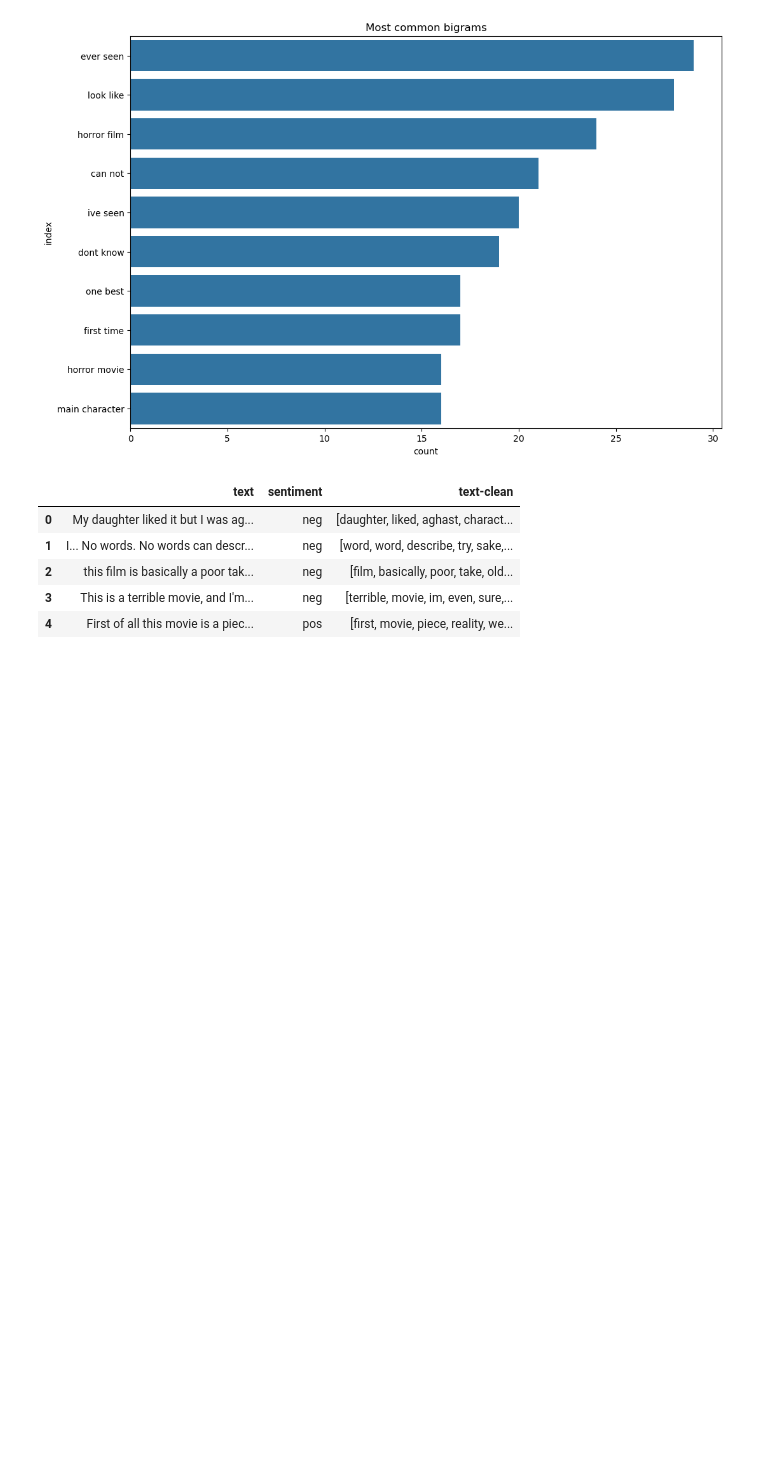
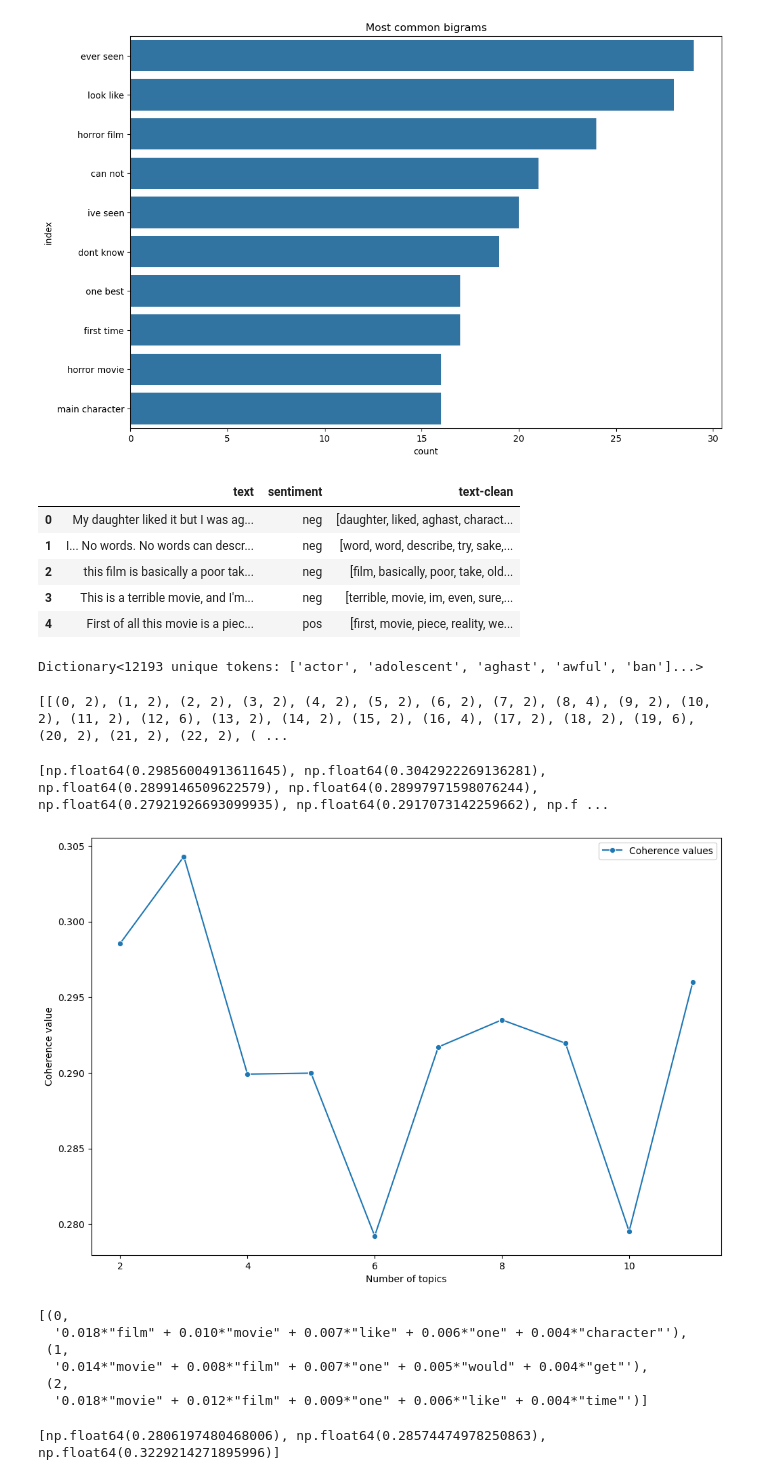
Before and after one commit to wanderer878/jupyter, a Jupyter notebook: imdb_movie_reviews_model.ipynb, the cells around one changed output. Saved outputs shown, nothing was run; the diff lists cells and outputs as text; code cells hidden in the pictures; blank space fills up the shorter version.

Commit message:
imdb_movie_reviews lda

```diff
--- a/imdb_movie_reviews_model.ipynb
+++ b/imdb_movie_reviews_model.ipynb
@@ -381,3 +381,42 @@ data.head()
 | 2 | this film is basically a poor tak... | neg | [film, basically, poor, take, old... |
 | 3 | This is a terrible movie, and I'm... | neg | [terrible, movie, im, even, sure,... |
 | 4 | First of all this movie is a piec... | pos | [first, movie, piece, reality, we... |
+# %%
+dictionary = corpora.Dictionary(data['text-clean'])
+print(dictionary)
+# %% [output]
+Dictionary<12193 unique tokens: ['actor', 'adolescent', 'aghast', 'awful', 'ban']...>
+# %%
+docterm = [dictionary.doc2bow(docs) for docs in data['text-clean']]
+print(docterm)
+# %% [output]
+[[(0, 2), (1, 2), (2, 2), (3, 2), (4, 2), (5, 2), (6, 2), (7, 2), (8, 4), (9, 2), (10, 2), (11, 2), (12, 6), (13, 2), (14, 2), (15, 2), (16, 4), (17, 2), (18, 2), (19, 6), (20, 2), (21, 2), (22, 2), ( ...
+# %%
+coherence_values = []
+models_list =[]
+
+min_topics = 2
+max_topics = 11
+
+for num_topics_i in range(min_topics, max_topics+1):
+    lda = gensim.models.LdaModel(corpus= docterm, num_topics= num_topics_i, id2word= dictionary)
+    models_list.append(lda)
+    coherence_model = gensim.models.CoherenceModel(model = lda , texts= data['text-clean'], dictionary= dictionary, coherence= 'c_v')
+    coherence_values.append(coherence_model.get_coherence())
+
+
+print(coherence_values)
+# %% [output]
+[np.float64(0.29856004913611645), np.float64(0.3042922269136281), np.float64(0.2899146509622579), np.float64(0.28997971598076244), np.float64(0.27921926693099935), np.float64(0.2917073142259662), np.f ...
+# %%
+sns.lineplot(
+    x= range(min_topics, max_topics+1),
+    y = coherence_values,
+    label = 'Coherence values',
+    marker= 'o'
+)
+plt.xlabel("Number of topics")
+plt.ylabel("Coherence value")
+plt.show()
+# %% [output]
+[figure, added]
@@ -383,0 +425,16 @@ data.head()
+# %%
+lda_model = gensim.models.LdaModel(corpus= docterm, num_topics= num_topics , id2word= dictionary)
+
+lda_model.print_topics(num_topics= num_topics, num_words= 5)
+# %% [output]
+[(0,
+  '0.018*"film" + 0.010*"movie" + 0.007*"like" + 0.006*"one" + 0.004*"character"'),
+ (1,
+  '0.014*"movie" + 0.008*"film" + 0.007*"one" + 0.005*"would" + 0.004*"get"'),
+ (2,
+  '0.018*"movie" + 0.012*"film" + 0.009*"one" + 0.006*"like" + 0.004*"time"')]
+# %%
+coherence_model =  gensim.models.CoherenceModel(model= lda_model,corpus= docterm,  texts= data['text-clean'], dictionary= dictionary, coherence = 'c_v')
+print(coherence_model.get_coherence_per_topic())
+# %% [output]
+[np.float64(0.2806197480468006), np.float64(0.28574474978250863), np.float64(0.3229214271895996)]
```
Also changed, not shown: parts of 1 cell of this notebook.
